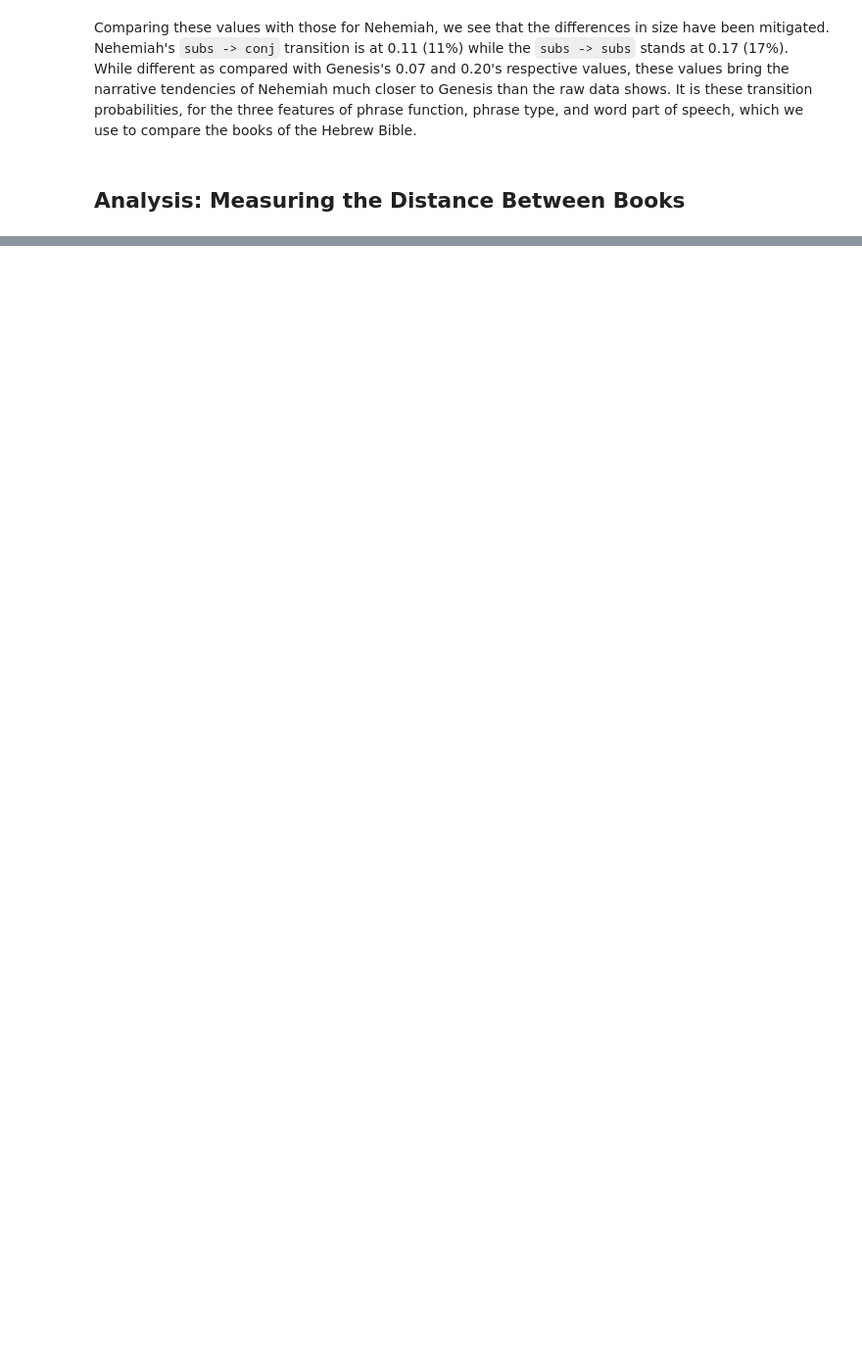
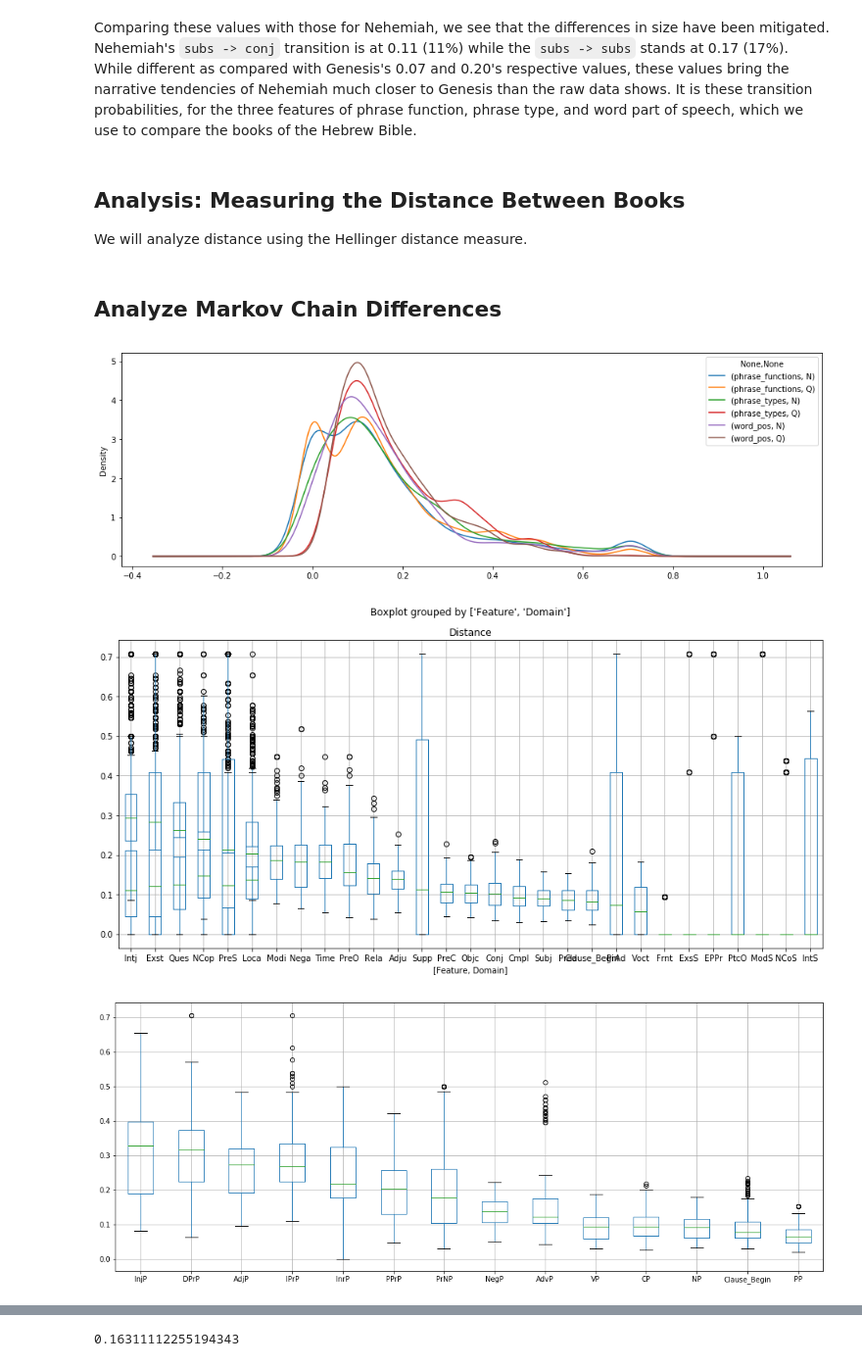
Before and after one commit to ETCBC/Probabilistic_Language_Change, a Jupyter notebook: analysis.ipynb, the cells around one changed output, grey strips where cells are left out. Shown at 98% size. Drawn from its saved outputs; the diff is of its cells as text; code cells hidden in the pictures; blank space fills up the shorter version.

```diff
--- a/analysis.ipynb
+++ b/analysis.ipynb
@@ -406,3 +409,5 @@ dataset_MC['word_pos']['N']['Nehemiah']
 Comparing these values with those for Nehemiah, we see that the differences in size have been mitigated. Nehemiah's `subs -> conj` transition is at 0.11 (11%) while the `subs -> subs` stands at 0.17 (17%). While different as compared with Genesis's 0.07 and 0.20's respective values, these values bring the narrative tendencies of Nehemiah much closer to Genesis than the raw data shows. It is these transition probabilities, for the three features of phrase function, phrase type, and word part of speech, which we use to compare the books of the Hebrew Bible.
 # %% [markdown]
 ## Analysis: Measuring the Distance Between Books
+
+We will analyze distance using the Hellinger distance measure.
@@ -408,0 +444,33 @@ Comparing these values with those for Nehemiah, we see that the differences in s
+# %% [markdown]
+## Analyze Markov Chain Differences
+# %%
+results = pd.DataFrame(distan, columns=["Feature","Domain","Book1","Book2","Item","Distance"])
+
+k =  results.groupby("Item")["Distance"].mean()
+results = results[results.Item.isin(k[k > 0].index)]
+
+
+results.groupby(["Feature","Domain"])["Distance"].plot(kind="density", legend=True, figsize=(16,5))
+results.boxplot(column = "Distance", by = ["Feature","Domain"], figsize = (15,7))
+
+
+for f in features:
+    for d in domain:
+        df = results[((results.Feature == f) & (results.Domain == d))]
+        grouped = df.groupby(["Item"])
+        df= pd.DataFrame({col:vals['Distance'] for col,vals in grouped})
+        meds = df.median().sort_values(ascending=False)
+        df[meds.index].boxplot(figsize = (18,7))
+        plt.show()
+
+v = results[(results.Book1.isin(sbh_books)) & (results.Book2.isin(sbh_books))]
+w = results[(results.Book1.isin(lbh_books)) & (results.Book2.isin(lbh_books))]
+
+v.Distance.mean()
+w.Distance.mean()
+v.Distance.std()
+w.Distance.std()
+# %% [output]
+[figure, added]
+[figure, added]
+[figure, added]
@@ -408,0 +478 @@ Comparing these values with those for Nehemiah, we see that the differences in s
+0.16311112255194343
```
Also changed, not shown: parts of 12 cells of this notebook, 1 other file.
